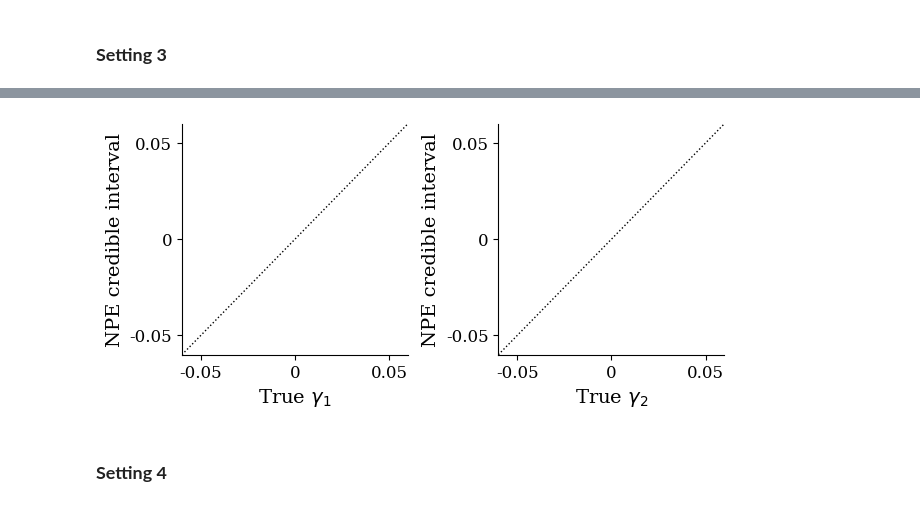
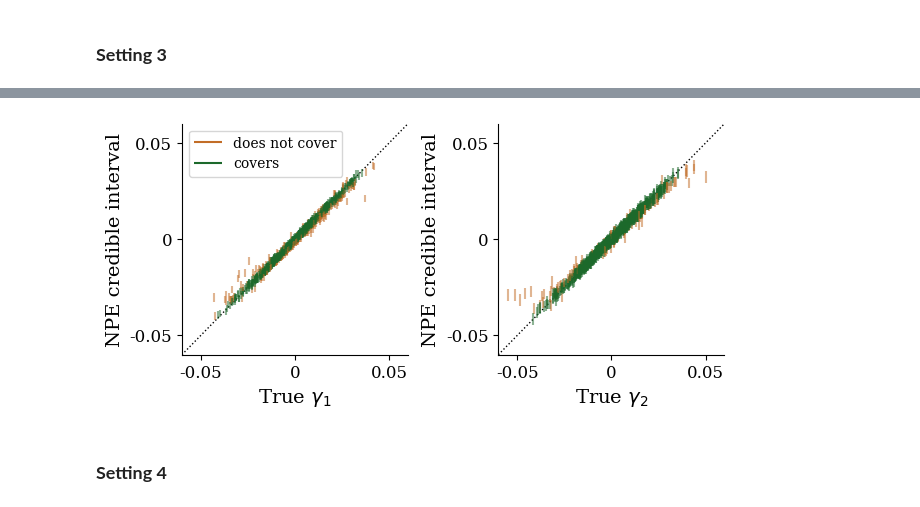
Before and after one commit to prob-ml/blissWL, a Jupyter notebook: images_to_maps/descwl/results/credibleintervals.ipynb, the cells around one changed output, grey strips where cells are left out. Drawn from its saved outputs; the diff is of its cells as text; code cells hidden in the pictures.

```diff
--- a/images_to_maps/descwl/results/credibleintervals.ipynb
+++ b/images_to_maps/descwl/results/credibleintervals.ipynb
@@ -370,0 +283,30 @@ plot_blank_coverage_probs(save_path="figures/npe_coverageprobs_setting3.png")
+# %%
+# Load all 10 replicates
+n_replicates_setting3 = 10
+setting3_files = [
+    torch.load(f"npe/setting3/npe_credible_intervals_setting3_{i}.pt", weights_only=False)
+    for i in range(1, n_replicates_setting3 + 1)
+]
+
+# Use replicate 1 for the credible-interval plot
+setting3 = setting3_files[0]
+shear1_true = setting3["shear1_true"]
+shear2_true = setting3["shear2_true"]
+shear1_ci_lower = setting3["shear1_ci_lower"]
+shear1_ci_upper = setting3["shear1_ci_upper"]
+shear2_ci_lower = setting3["shear2_ci_lower"]
+shear2_ci_upper = setting3["shear2_ci_upper"]
+
+shear1_coverage_replicates = torch.stack([
+    compute_coverage_probs(s["shear1_true"], s["shear1_ci_lower"], s["shear1_ci_upper"])
+    for s in setting3_files
+])
+shear2_coverage_replicates = torch.stack([
+    compute_coverage_probs(s["shear2_true"], s["shear2_ci_lower"], s["shear2_ci_upper"])
+    for s in setting3_files
+])
+
+plot_coverage_probs(
+    confidence_levels, shear1_coverage_replicates, shear2_coverage_replicates,
+    save_path="figures/npe_coverageprobs_setting3.png"
+)
@@ -371,6 +315,11 @@ plot_blank_coverage_probs(save_path="figures/npe_coverageprobs_setting3.png")
 # %%
-plot_blank_credible_intervals(save_path="figures/npe_credibleintervals_setting3.png")
+plot_credible_intervals(
+    shear1_true, shear2_true,
+    shear1_ci_lower, shear1_ci_upper,
+    shear2_ci_lower, shear2_ci_upper,
+    save_path="figures/npe_credibleintervals_setting3.png"
+)
 # %% [output]
-[figure, old version]
+[figure, new version]
 # %% [markdown]
 ### **Setting 4**
```
Also changed, not shown: parts of 6 cells of this notebook, 2 other files.
